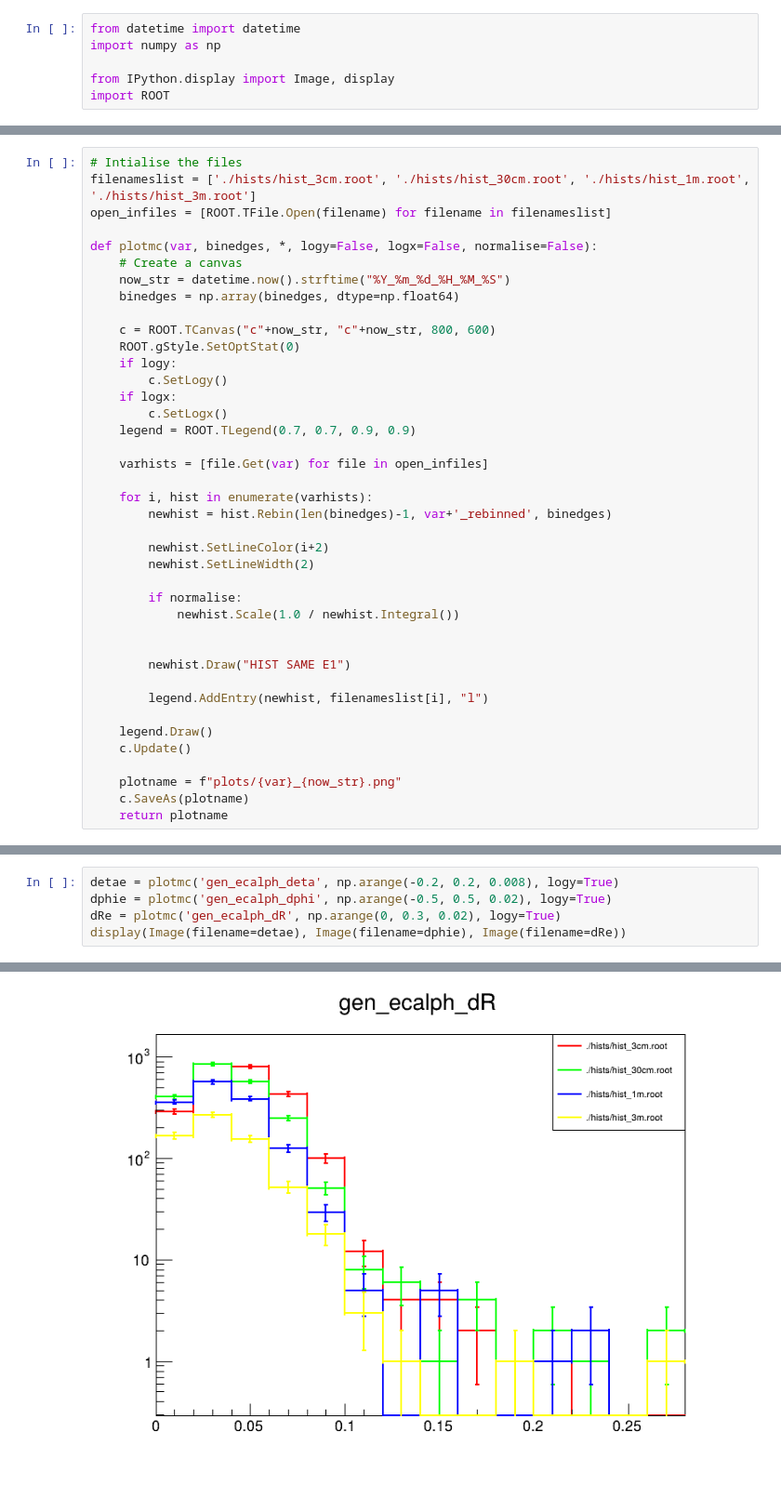
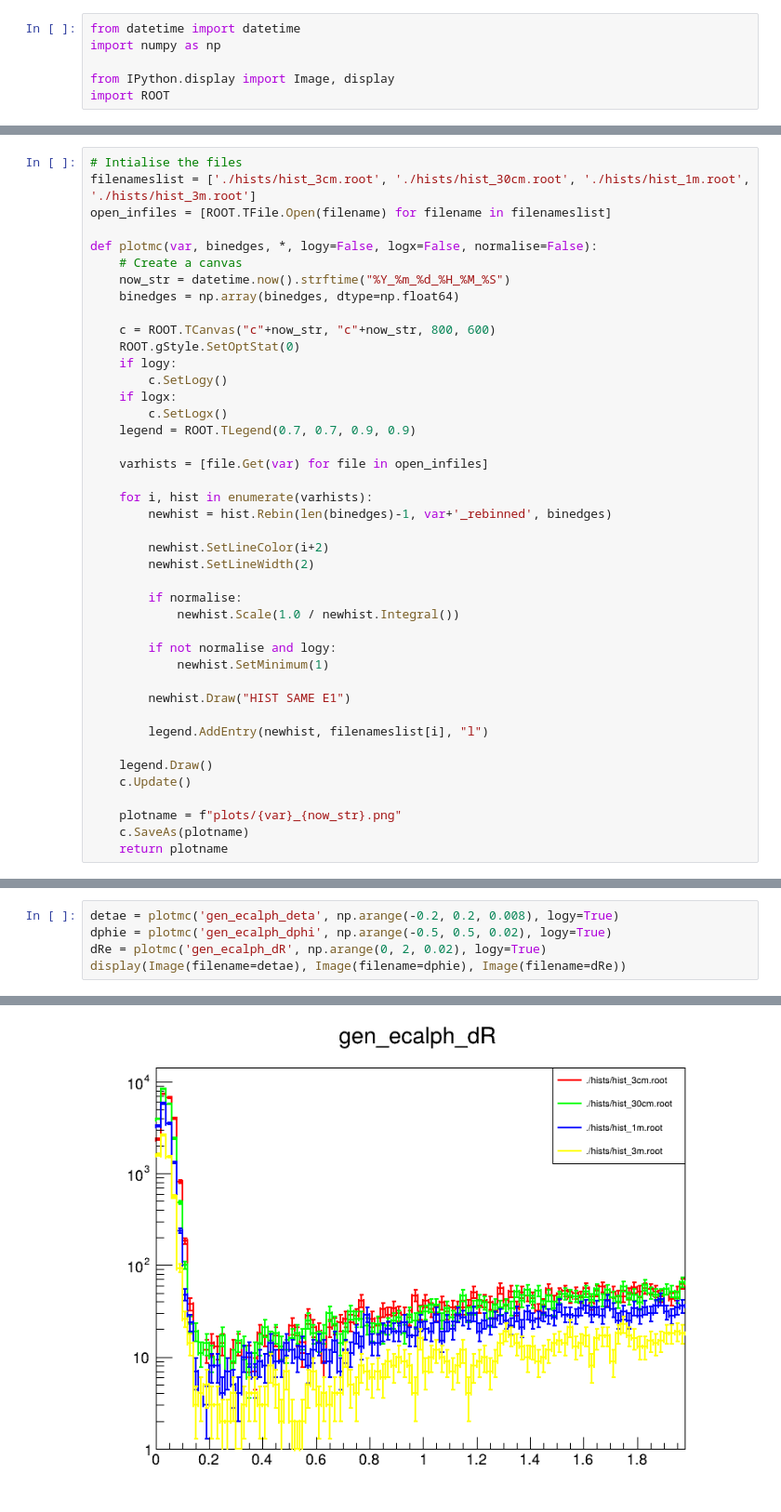
Before and after one commit to arsahasransu/LeptonDxyTriggerCMS, a Jupyter notebook: ProcessSeedTimeNanoToPlot/make_mc_plots.ipynb, the cells around one changed output, grey strips where cells are left out. Shown at 93% size. Cells and saved outputs as stored; diff of their text form.

```diff
--- a/ProcessSeedTimeNanoToPlot/make_mc_plots.ipynb
+++ b/ProcessSeedTimeNanoToPlot/make_mc_plots.ipynb
@@ -33,6 +36,8 @@ def plotmc(var, binedges, *, logy=False, logx=False, normalise=False):
         if normalise:
             newhist.Scale(1.0 / newhist.Integral())
 
+        if not normalise and logy:
+            newhist.SetMinimum(1)
 
         newhist.Draw("HIST SAME E1")
 
@@ -89,6 +94,6 @@ Info in <TCanvas::Print>: png file plots/gen_ph_dR_2025_04_24_09_44_30.png has b
 # %%
 detae = plotmc('gen_ecalph_deta', np.arange(-0.2, 0.2, 0.008), logy=True)
 dphie = plotmc('gen_ecalph_dphi', np.arange(-0.5, 0.5, 0.02), logy=True)
-dRe = plotmc('gen_ecalph_dR', np.arange(0, 0.3, 0.02), logy=True)
+dRe = plotmc('gen_ecalph_dR', np.arange(0, 2, 0.02), logy=True)
 display(Image(filename=detae), Image(filename=dphie), Image(filename=dRe))
 # %% [output]
@@ -97 +102 @@ display(Image(filename=detae), Image(filename=dphie), Image(filename=dRe))
-[figure, old version]
+[figure, new version]
```
Also changed, not shown: parts of 13 cells of this notebook, 2 other files.
